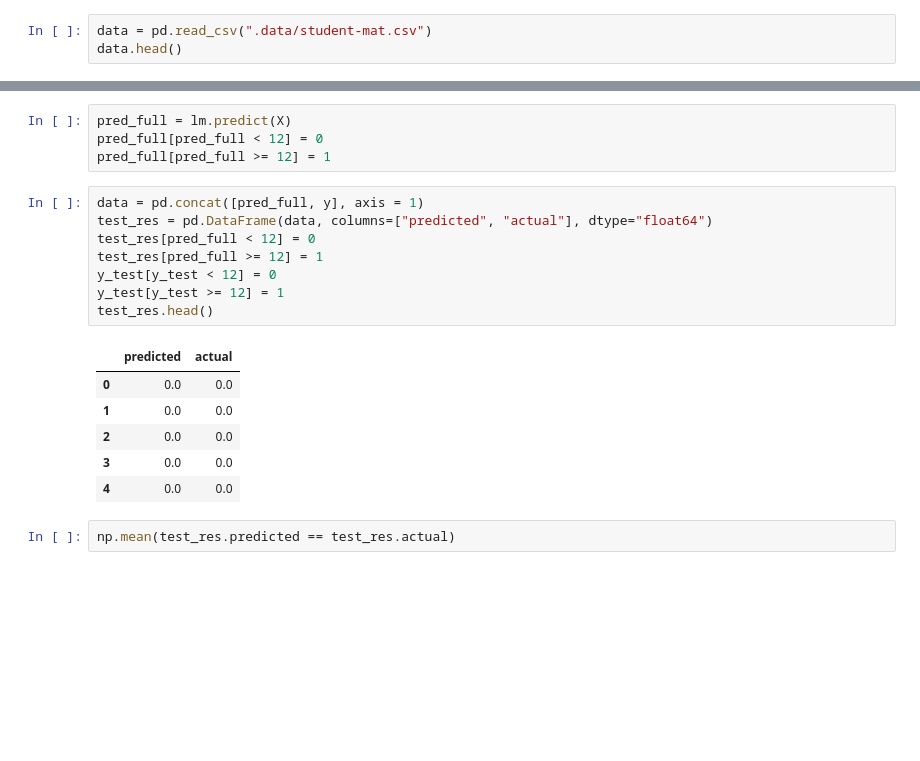
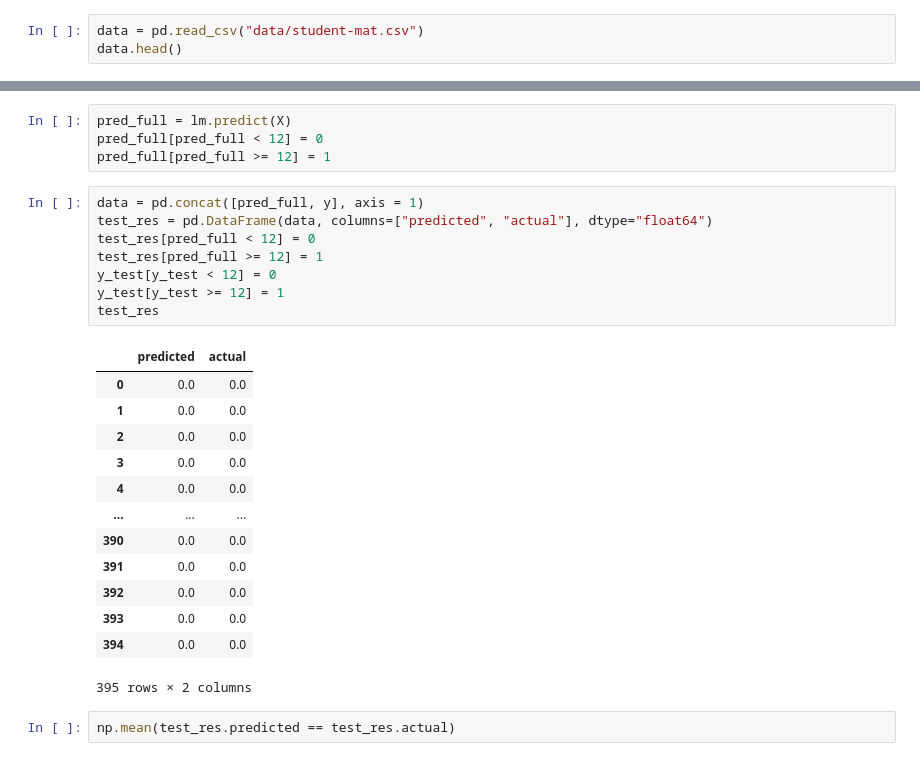
Before and after one commit to zshi719/student_grade_prediction, a Jupyter notebook: attemp1_vs.ipynb, the cells around one changed output, grey strips where cells are left out. Cells and saved outputs as stored; diff of their text form; blank space fills up the shorter version.

```diff
--- a/attemp1_vs.ipynb
+++ b/attemp1_vs.ipynb
@@ -6,6 +6,6 @@ import pandas as pd
 import seaborn as sns
 sns.set_theme(style='whitegrid', palette='Paired')
 # %%
-data = pd.read_csv(".data/student-mat.csv")
+data = pd.read_csv("data/student-mat.csv")
 data.head()
 # %% [output]
@@ -278,18 +285,25 @@ pred_full[pred_full >= 12] = 1
 # %%
 data = pd.concat([pred_full, y], axis = 1)
 test_res = pd.DataFrame(data, columns=["predicted", "actual"], dtype="float64")
 test_res[pred_full < 12] = 0
 test_res[pred_full >= 12] = 1
 y_test[y_test < 12] = 0
 y_test[y_test >= 12] = 1
-test_res.head()
+test_res
 # %% [output]
 |  | predicted | actual |
 | 0 | 0.0 | 0.0 |
 | 1 | 0.0 | 0.0 |
 | 2 | 0.0 | 0.0 |
 | 3 | 0.0 | 0.0 |
 | 4 | 0.0 | 0.0 |
+| ... | ... | ... |
+| 390 | 0.0 | 0.0 |
+| 391 | 0.0 | 0.0 |
+| 392 | 0.0 | 0.0 |
+| 393 | 0.0 | 0.0 |
+| 394 | 0.0 | 0.0 |
+395 rows × 2 columns
 # %%
 np.mean(test_res.predicted == test_res.actual)
 # %% [output]
```
Also changed, not shown: parts of 3 cells of this notebook.
